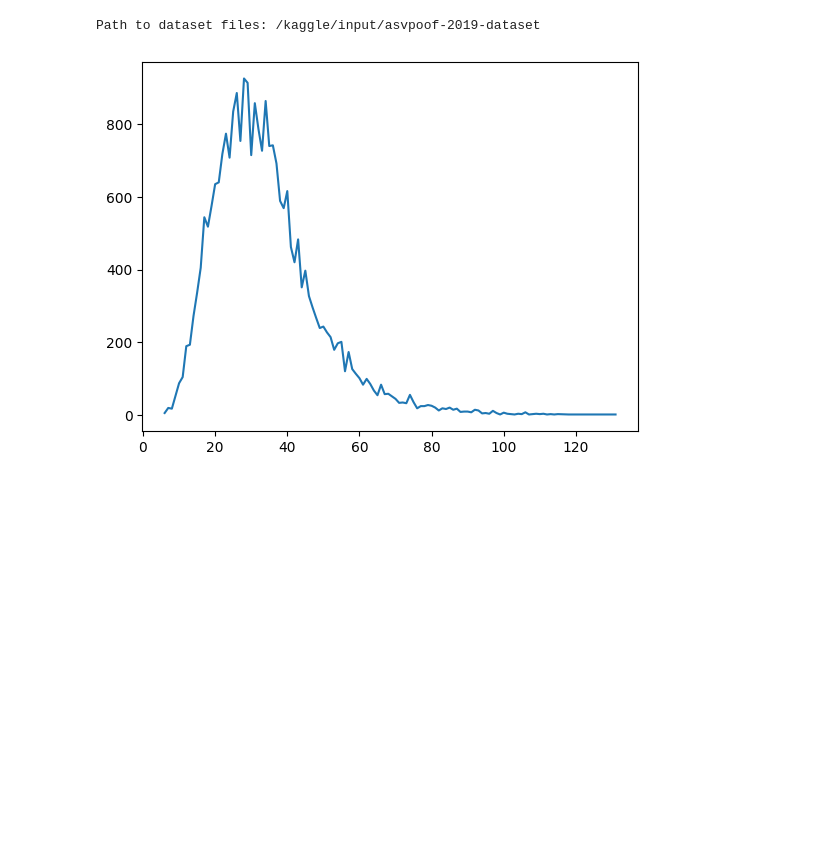
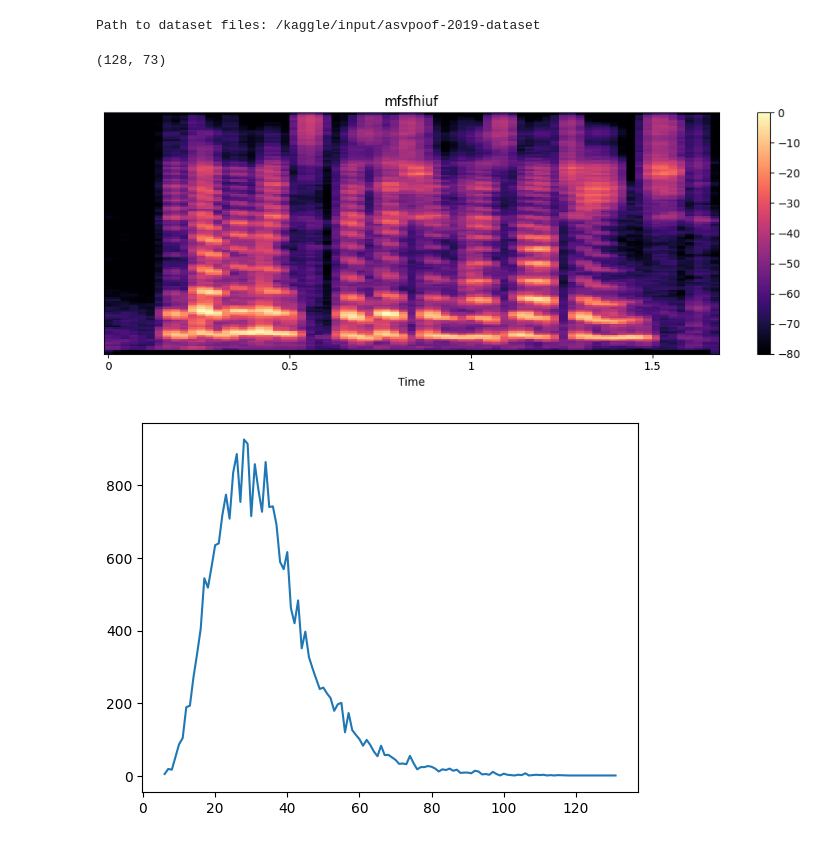
Before and after one commit to onlyforstudy7770-cpu/DeepFake-voice-detection-project, a Jupyter notebook: ASVsfooping.ipynb, the cells around one changed output. Saved outputs shown, nothing was run; the diff lists cells and outputs as text; code cells hidden in the pictures; blank space fills up the shorter version.

```diff
--- a/ASVsfooping.ipynb
+++ b/ASVsfooping.ipynb
@@ -19,17 +19,22 @@ Path to dataset files: /kaggle/input/asvpoof-2019-dataset
 # %%
 
 y , src =  librosa.load(path+"/LA/LA/ASVspoof2019_LA_train/flac/LA_T_1001718.flac" , sr = 16000)
 
 mfcc = librosa.feature.mfcc( y = y , sr = src , n_mfcc= 13)
+S = librosa.feature.melspectrogram(y = y, sr = src, n_mels = 128, fmax=8000)
+S_dB = librosa.power_to_db(S, ref=np.max)
 
 
-print(mfcc.shape)
+print(S_dB.shape)
 plt.figure(figsize = (10 , 4))
-librosa.display.specshow( mfcc , x_axis= 'time')
+librosa.display.specshow( S_dB , x_axis= 'time')
 plt.colorbar()
 plt.title("mfsfhiuf")
 plt.tight_layout()
 plt.show()
+# %% [output]
+(128, 73)
+[figure, added]
 # %%
 file_name = os.listdir(path+"/LA/LA/ASVspoof2019_LA_train/flac")
 
```
Also changed, not shown: parts of 5 cells of this notebook.
